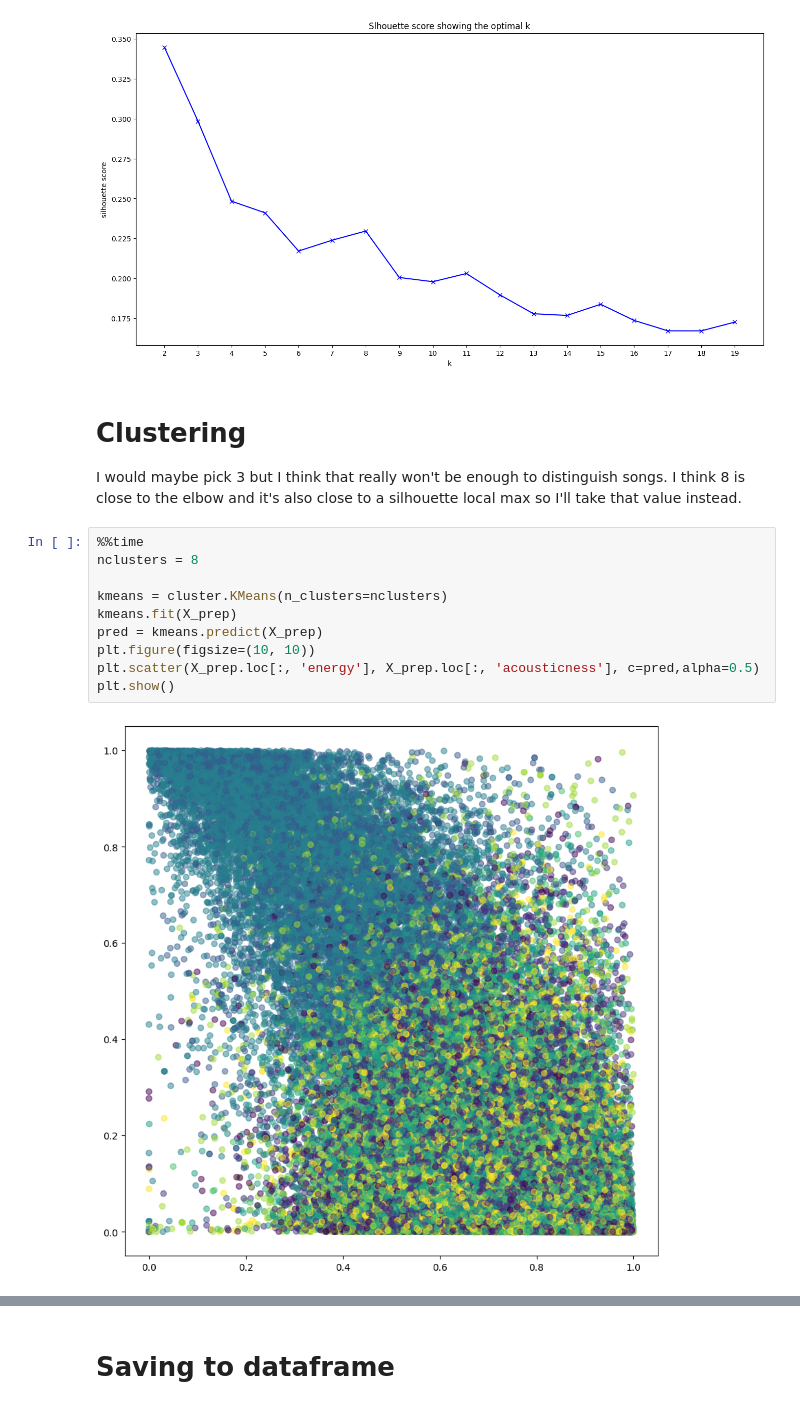
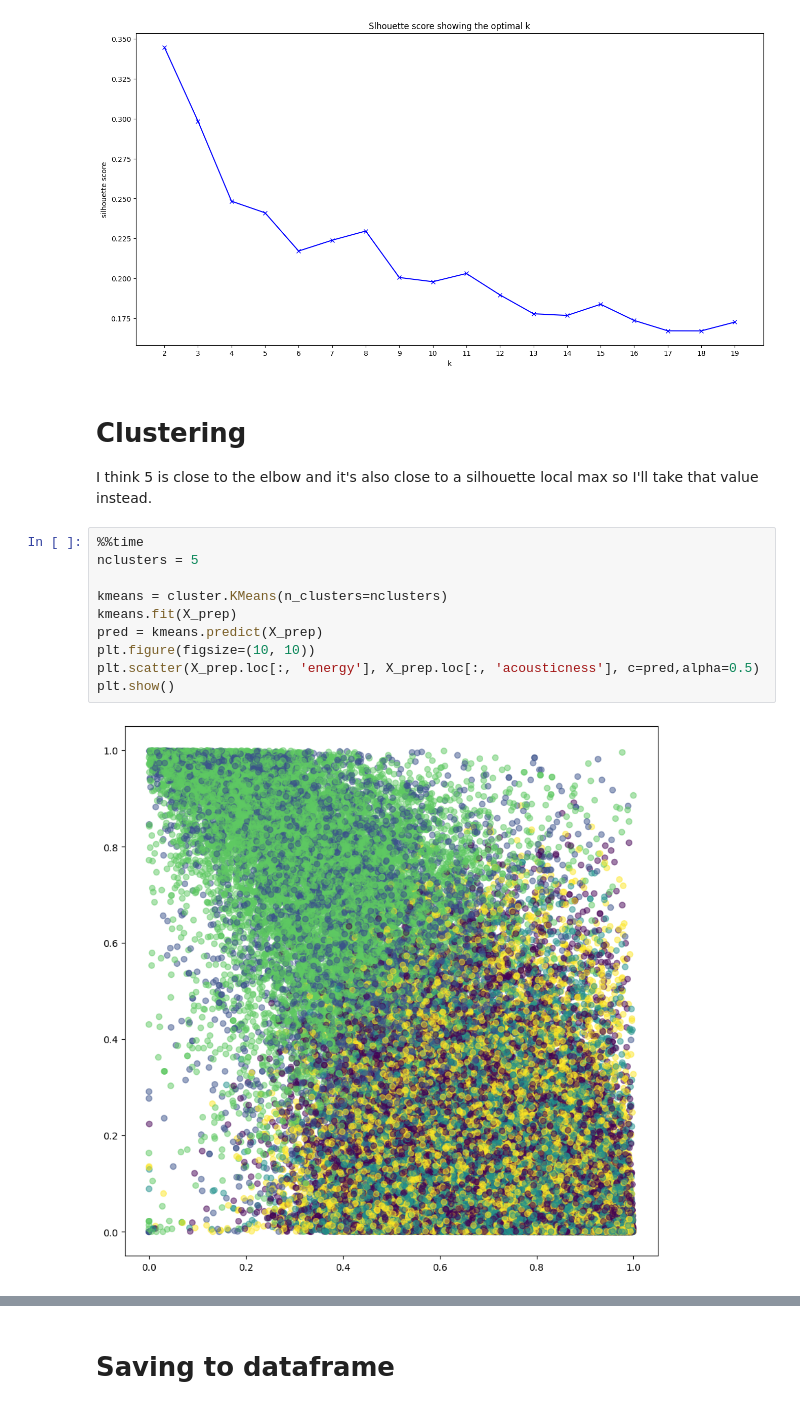
Before and after one commit to fbgr/lab-web-scraping-single-page, a Jupyter notebook: lab_unsupervised_intro.ipynb, the cells around one changed output, grey strips where cells are left out. Saved outputs shown, nothing was run; the diff lists cells and outputs as text.

```diff
--- a/lab_unsupervised_intro.ipynb
+++ b/lab_unsupervised_intro.ipynb
@@ -87,16 +87,16 @@ Text(0.5, 1.0, 'Slhouette score showing the optimal k')
 [figure]
 # %% [markdown]
 # Clustering
-I would maybe pick 3 but I think that really won't be enough to distinguish songs. I think 8 is close to the elbow and it's also close to a silhouette local max so I'll take that value instead.
+I think 5 is close to the elbow and it's also close to a silhouette local max so I'll take that value instead.
 # %%
 %%time
-nclusters = 8
+nclusters = 5
 
 kmeans = cluster.KMeans(n_clusters=nclusters)
 kmeans.fit(X_prep)
 pred = kmeans.predict(X_prep)
 plt.figure(figsize=(10, 10))
 plt.scatter(X_prep.loc[:, 'energy'], X_prep.loc[:, 'acousticness'], c=pred,alpha=0.5)
 plt.show()
 # %% [output]
-[figure, old version]
+[figure, new version]
```
Also changed, not shown: parts of 2 cells of this notebook.
